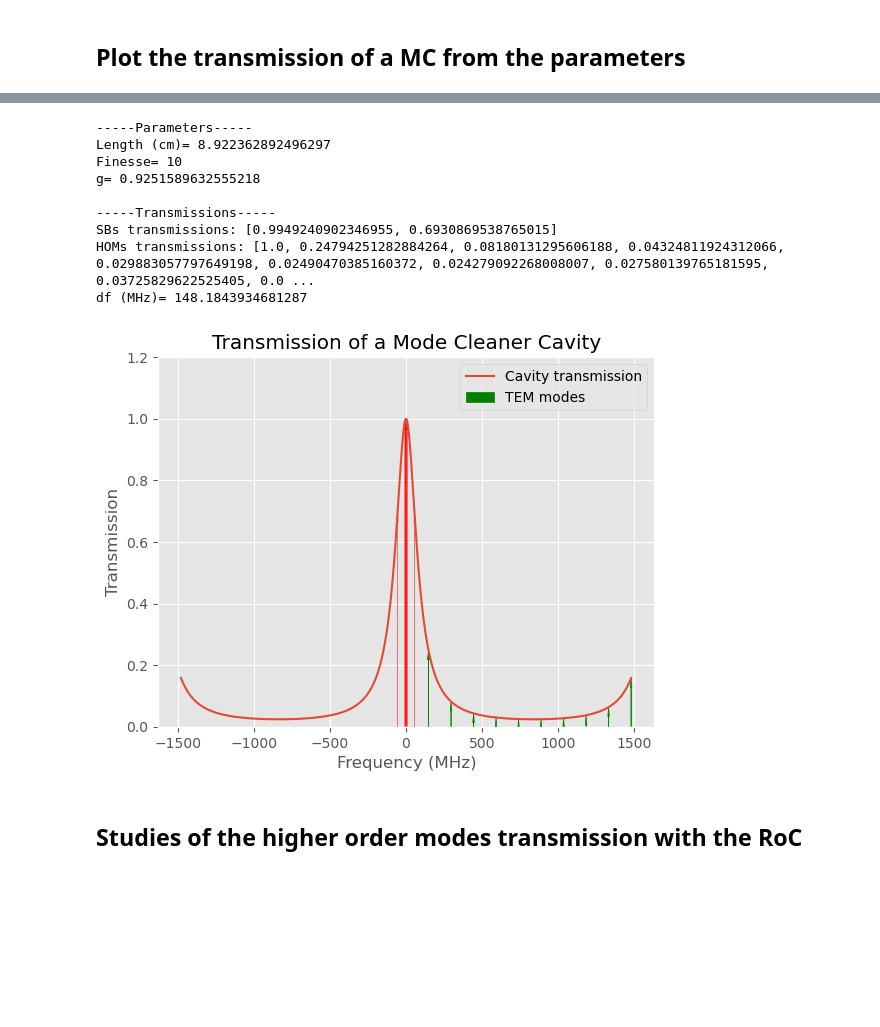
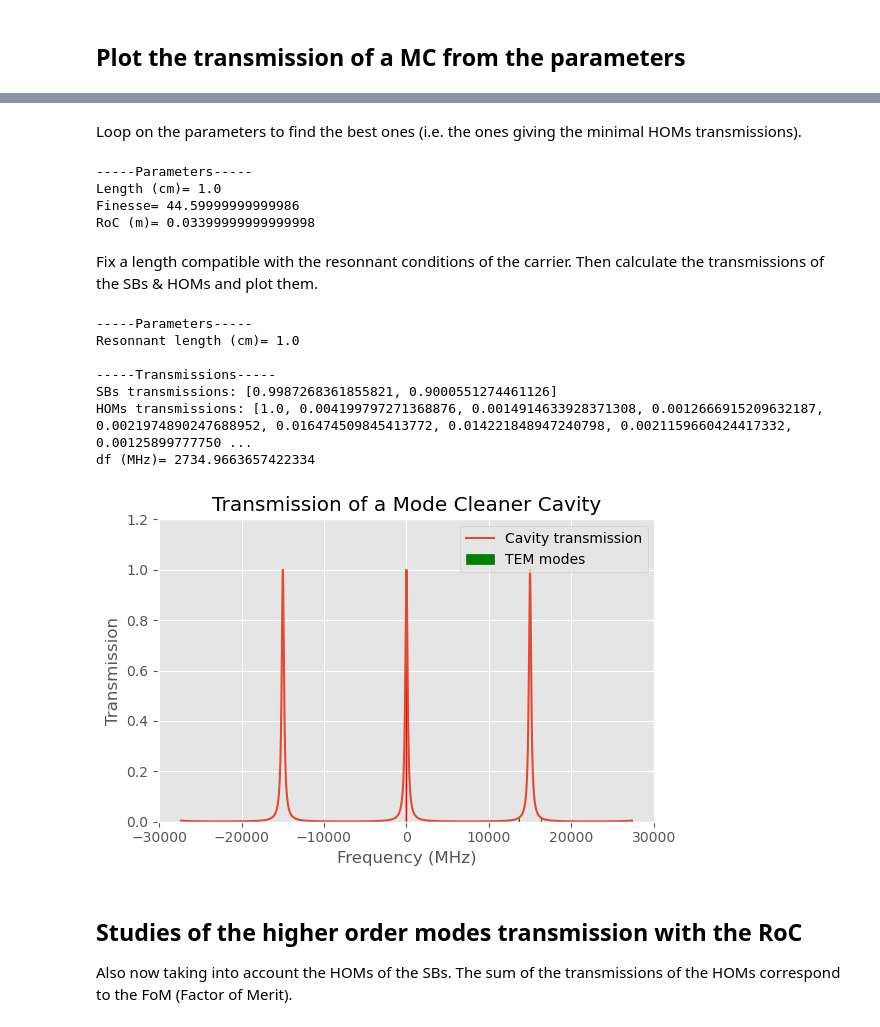
Before and after one commit to antoine-amy/AdV_AMC_design, a Jupyter notebook: MC_design.ipynb, the cells around one changed output, grey strips where cells are left out. Drawn from its saved outputs; the diff is of its cells as text; code cells hidden in the pictures; blank space fills up the shorter version.

```diff
--- a/MC_design.ipynb
+++ b/MC_design.ipynb
@@ -88,36 +86,78 @@ FL_max= 0.4461190476190476
+# %% [markdown]
+Loop on the parameters to find the best ones (i.e. the ones giving the minimal HOMs transmissions).
+# %%
+# TEM_limit=0.1 # Max transmission allowed for T01
+
+precisions=[1e-1, 1e-3, 1e-3] # Precisions on F, L (m), and r (m)
+T=[[],[]]; Tbefore=[[1]*len(fm),[1]*nm_max]
+
+for F in np.arange(F_lim[0],F_lim[1],precisions[0]): # Scan on the finesse
+  FL_max=(c*np.sqrt(1-sidebands_trans_min))/(4*fm[-1]*np.sqrt(sidebands_trans_min)) # Making sure that we respect the condition on FL
+  L_max=min(FL_max/F, L_lim[1])
+
+  for L in np.arange(L_lim[0], L_max, precisions[1]): # Scan on the length
+    rL_max=TEM_limit*(2*F*L/(n*np.pi))**2 # Making sure that we respect the condition on RoCL
+    RoC_max = min(rL_max / L, RoC_lim[1])
+
+    for RoC in np.arange(max(RoC_lim[0],L), RoC_max, precisions[2]): # Scan on the RoC
+        g=1-L/RoC
+        for i in range(len(fm)):
+            T[0].append(MCdf.Airy(F,L,fm[i])) # Transmissions of SB
+        for i in range(1,nm_max+1):
+            T[1].append(MCdf.Tnm(F,g,i)) # Transmissions of TEM modes
+        if T[0][-1]>=TEM_limit:
+          if sum(T[1])<sum(Tbefore[1]):
+            Parameters=[F,L,RoC] # if the parameters respects the conditions & allow a lower transmissions of the HOMs we keep them
+            Tparameters=T
+            Tbefore=T
+        T=[[],[]]
+
+g=1-(Parameters[1]/Parameters[2]) # g=1-L/RoC
+
+print("-----Parameters-----")
+print("Length (cm)=", Parameters[1]*1e2)
+print("Finesse=", Parameters[0])
+print("RoC (m)=",Parameters[2])
+# %% [output]
+-----Parameters-----
+Length (cm)= 1.0
+Finesse= 44.59999999999986
+RoC (m)= 0.03399999999999998
+# %% [markdown]
+Fix a length compatible with the resonnant conditions of the carrier. Then calculate the transmissions of the SBs & HOMs and plot them.
 # %%
-g = MCdf.get_optimal_g(g_min, nm_max, F) # Determine the best g to attenuate the higher order TEM
-Ls = MCdf.get_lengths(L_lim, carrier, g) # Carrier transmission, find the possibilities between L_lim
-L = Ls[-1]  #We keep the bigger one for now
+# Find resonnant length for the carrier transmission
+Parameters[1] = MCdf.get_lengths(Parameters[1], carrier, g)
+g = 1-(Parameters[1]/Parameters[2])
 
 print("-----Parameters-----")
-print("Length (cm)=", L*1e2)
-print("Finesse=", F)
-print("g=", g) # g=1-F/RoC
+print("Resonnant length (cm)=", L*1e2)
 print()
 
 # Transmissions
-T = [MCdf.Airy(F, L, freq) for freq in fm] # of the SBs
-TEM = [MCdf.Tnm(F, g, i) for i in range(nm_max + 1)] # of the TEM modes
-df = np.arccos(np.sqrt(g)) * c / (2 * np.pi * L) # frequency difference between TEM modes (due to the Gouy phase)
+T = [MCdf.Airy(Parameters[0], Parameters[1], freq) for freq in fm] # of the SBs
+TEM = [MCdf.Tnm(Parameters[0], g, i) for i in range(nm_max + 1)] # of the HOMs
+df = np.arccos(np.sqrt(g)) * c / (2 * np.pi * Parameters[1]) # frequency difference between HOMs (due to the Gouy phase)
 
 print("-----Transmissions-----")
 print("SBs transmissions:",T)
 print("HOMs transmissions:",TEM)
 print("df (MHz)=", df/1e6)
 
 # Plotting
-MCdf.plot_transmission(n, L, F, g, fm, nm_max)
+plt.figure(figsize=(6, 4))
+MCdf.plot_transmission(n, Parameters[1], Parameters[0], g, fm, nm_max, plt.gca()) # Calculate the transmissions etc & plot the output of the MC
+plt.tight_layout()
+plt.show()
 # %% [output]
 -----Parameters-----
-Length (cm)= 8.922362892496297
-Finesse= 10
-g= 0.9251589632555218
+Resonnant length (cm)= 1.0
 
 -----Transmissions-----
-SBs transmissions: [0.9949240902346955, 0.6930869538765015]
-HOMs transmissions: [1.0, 0.24794251282884264, 0.08180131295606188, 0.04324811924312066, 0.029883057797649198, 0.02490470385160372, 0.024279092268008007, 0.027580139765181595, 0.03725829622525405, 0.0 ...
-df (MHz)= 148.1843934681287
+SBs transmissions: [0.9987268361855821, 0.9000551274461126]
+HOMs transmissions: [1.0, 0.004199797271368876, 0.0014914633928371308, 0.0012666915209632187, 0.0021974890247688952, 0.016474509845413772, 0.014221848947240798, 0.0021159660424417332, 0.00125899777750 ...
+df (MHz)= 2734.9663657422334
-[figure, old version]
+[figure, new version]
 # %% [markdown]
 ## Studies of the higher order modes transmission with the RoC
+Also now taking into account the HOMs of the SBs. The sum of the transmissions of the HOMs correspond to the FoM (Factor of Merit).
```
Also changed, not shown: parts of 7 cells of this notebook, 5 other files.
